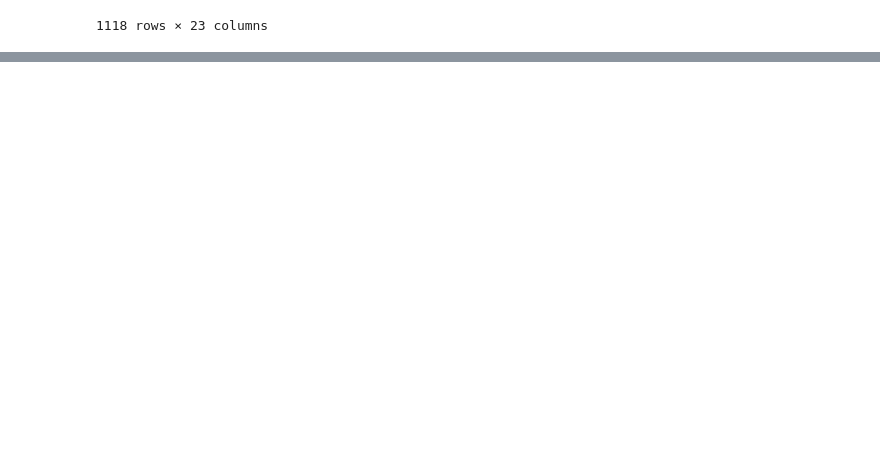
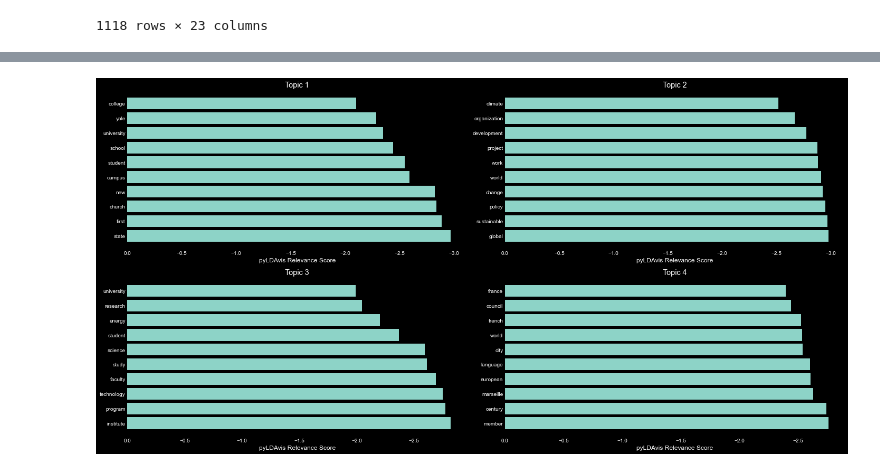
Before and after one commit to datadrivenenvirolab/IAD_blockchain, a Jupyter notebook: Web-scraped data/Final Model LDA Pipeline.ipynb, the cells around one changed output, grey strips where cells are left out. Saved outputs shown, nothing was run; the diff lists cells and outputs as text; code cells hidden in the pictures; blank space fills up the shorter version.

```diff
--- a/Web-scraped data/Final Model LDA Pipeline.ipynb
+++ b/Web-scraped data/Final Model LDA Pipeline.ipynb
@@ -882,0 +983,2 @@ D2.to_csv("COMPLETE_DATA_COUNTRY_16TOPICS.csv")
+# %%
+pyLDAvis_4t_df = get_pyLDAvis_topic_word_relevance_df(vis_4t,4,10,0.6)
@@ -882,0 +1016,35 @@ D2.to_csv("COMPLETE_DATA_COUNTRY_16TOPICS.csv")
+# %%
+import matplotlib.pyplot as plt
+
+def generate_side_by_side_barplots2(df, n_topics, dpi_num, subplot_xlabel, filename):
+    plt.figure(figsize=(20,10))
+    plt.style.use('dark_background')
+    if n_topics == 4:
+        #colors = ["blue", "red", "orange", "purple"]
+        for i in range(1, 5):
+            t = df[df.topic==i].copy()
+            plt.subplot(2,2,i)
+            plt.tight_layout()
+            plt.gca().invert_yaxis()
+            plt.gca().invert_xaxis()
+            plt.xlabel(subplot_xlabel)
+            plt.title(f"Topic {i}")
+            plt.barh(list(t.word), list(t.score))
+        plt.savefig(f"{filename}.png", facecolor = "black", dpi = dpi_num)
+        plt.show()
+    elif n_topics == 16:
+        for i in range(1,17):
+            t = df[df.topic==i].copy()
+            plt.subplot(4,4,i)
+            plt.tight_layout()
+            plt.gca().invert_yaxis()
+            plt.gca().invert_xaxis()
+            plt.xlabel(subplot_xlabel)
+            plt.title(f"Topic {i}")
+            plt.barh(list(t.word), list(t.score))
+        plt.savefig(f"{filename}.png", facecolor = "black", dpi = dpi_num)
+        plt.show()
+# %%
+generate_side_by_side_barplots2(pyLDAvis_4t_df, 4, 800, "pyLDAvis Relevance Score", "FINAL_4topic_model_word_PYLDAVIS_barplots")
+# %% [output]
+[figure, added]
```
Also changed, not shown: parts of 14 cells of this notebook, 12 other files.
